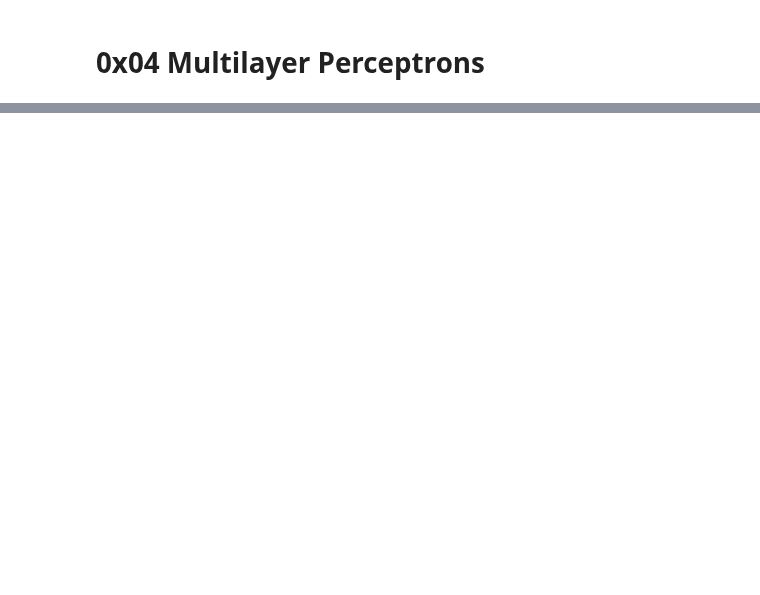
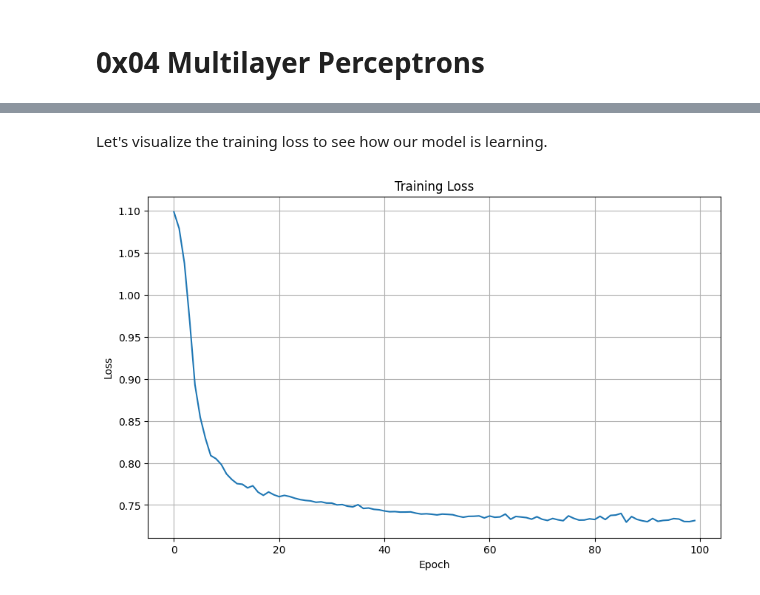
Before and after one commit to ut-vision/30min-of-deep-learning, a Jupyter notebook: 04_Multilayer_Perceptrons/index.ipynb, the cells around one changed output, grey strips where cells are left out. Saved outputs shown, nothing was run; the diff lists cells and outputs as text; code cells hidden in the pictures; blank space fills up the shorter version.

```diff
--- a/04_Multilayer_Perceptrons/index.ipynb
+++ b/04_Multilayer_Perceptrons/index.ipynb
@@ -306,0 +243,28 @@ print(gaussian_info_df)
+# %%
+# Training loop
+epochs = 100
+train_losses = []
+
+for epoch in range(epochs):
+    model.train()
+    running_loss = 0.0
+
+    for inputs, labels in train_loader:
+        # Zero the parameter gradients
+        optimizer.zero_grad()
+
+        # Forward pass
+        outputs = model(inputs)
+        loss = criterion(outputs, labels)
+
+        # Backward pass and optimize
+        loss.backward()
+        optimizer.step()
+
+        running_loss += loss.item() * inputs.size(0)
+
+    avg_loss = running_loss / len(train_loader.dataset)  # type: ignore
+    train_losses.append(avg_loss)
+
+    if (epoch + 1) % 10 == 0:
+        print(f"Epoch {epoch + 1}/{epochs}, Loss: {avg_loss:.4f}")
@@ -306,0 +282,12 @@ print(gaussian_info_df)
+# %% [markdown]
+Let's visualize the training loss to see how our model is learning.
+# %%
+plt.figure(figsize=(10, 6))
+plt.plot(train_losses)
+plt.title("Training Loss")
+plt.xlabel("Epoch")
+plt.ylabel("Loss")
+plt.grid()
+plt.show()
+# %% [output]
+[figure, added]
```
Also changed, not shown: parts of 97 cells of this notebook, 1 other file.
